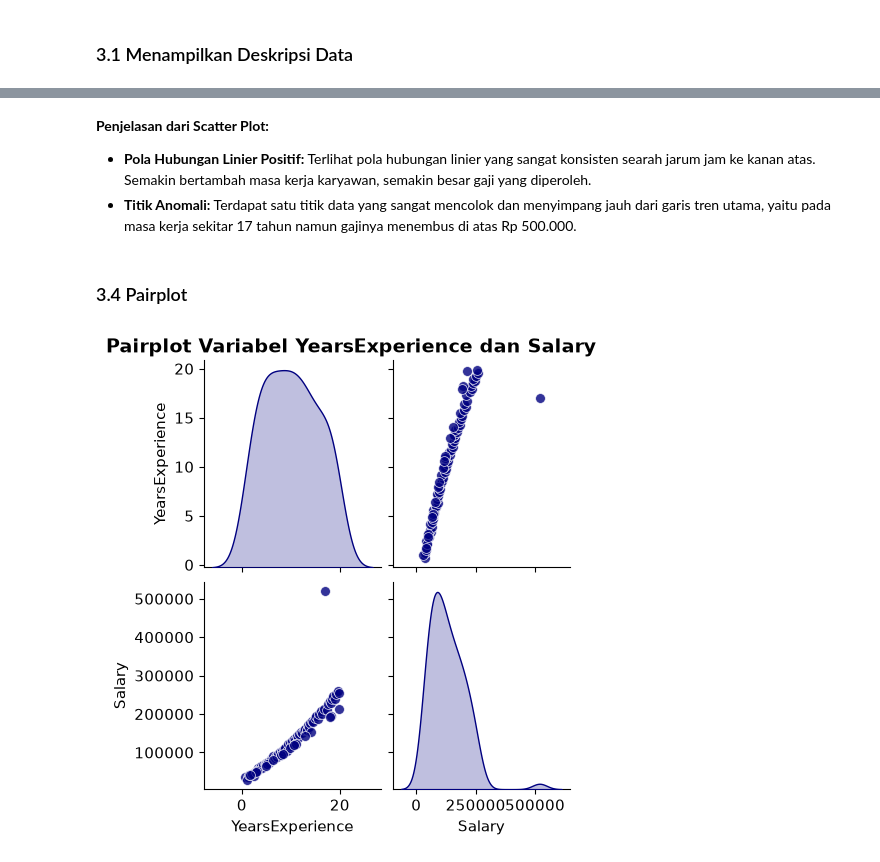
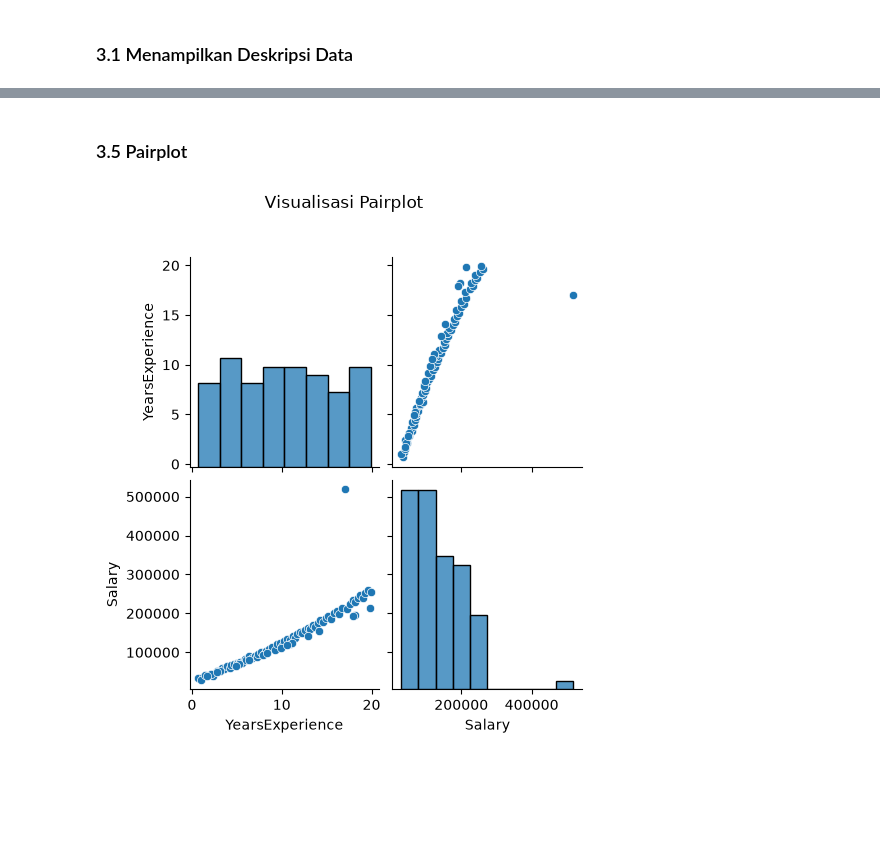
Before and after one commit to raffahamizan02/Bootcamp-UBIG, a Jupyter notebook: TugasPertama/Salary_Analysis.ipynb, the cells around one changed output, grey strips where cells are left out. Drawn from its saved outputs; the diff is of its cells as text; code cells hidden in the pictures; blank space fills up the shorter version.

```diff
--- a/TugasPertama/Salary_Analysis.ipynb
+++ b/TugasPertama/Salary_Analysis.ipynb
@@ -327,13 +142,8 @@ plt.show()
-# %% [markdown]
-**Penjelasan dari Scatter Plot:**
-* **Pola Hubungan Linier Positif:** Terlihat pola hubungan linier yang sangat konsisten searah jarum jam ke kanan atas. Semakin bertambah masa kerja karyawan, semakin besar gaji yang diperoleh.
-* **Titik Anomali:** Terdapat satu titik data yang sangat mencolok dan menyimpang jauh dari garis tren utama, yaitu pada masa kerja sekitar 17 tahun namun gajinya menembus di atas Rp 500.000.
 # %% [markdown]
-### 3.4 Pairplot
+### 3.5 Pairplot
 # %%
-# Visualisasi Pairplot
-sns.pairplot(df.dropna(), diag_kind='kde', plot_kws={'alpha': 0.8, 's': 50, 'color': 'navy'}, diag_kws={'color': 'navy'})
-plt.suptitle('Pairplot Variabel YearsExperience dan Salary', y=1.02, fontsize=14, fontweight='bold')
+g = sns.pairplot(df, vars=['YearsExperience', 'Salary'])
+g.fig.suptitle("Visualisasi Pairplot", y=1.1)
 plt.show()
 # %% [output]
-[figure, old version]
+[figure, new version]
```
Also changed, not shown: parts of 56 cells of this notebook.
